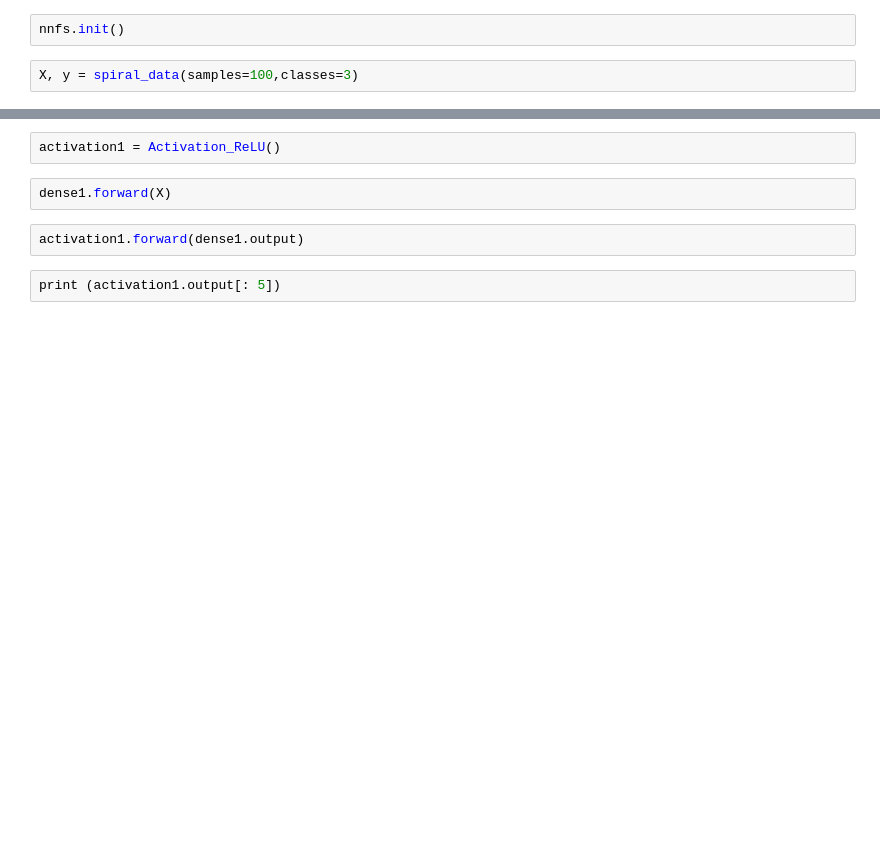
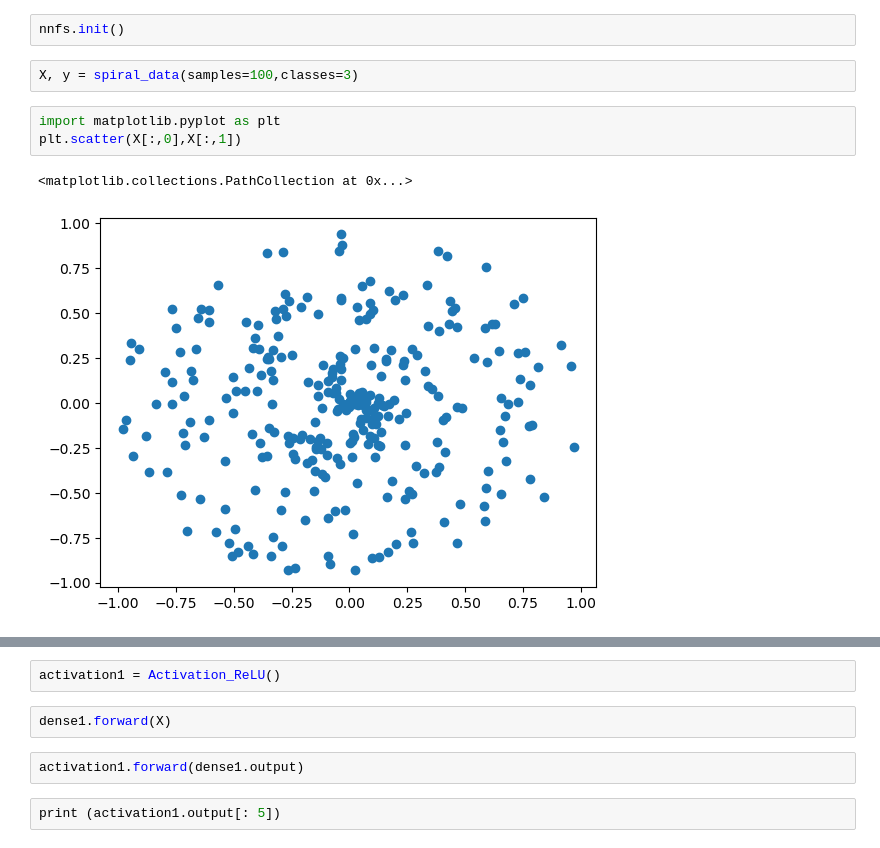
Before and after one commit to mohAhanin/Neural-networks-from-scratch, a Jupyter notebook: chapter 4.ipynb, the cells around one changed output, grey strips where cells are left out. Drawn from its saved outputs; the diff is of its cells as text; blank space fills up the shorter version.

```diff
--- a/chapter 4.ipynb
+++ b/chapter 4.ipynb
@@ -61,3 +63,9 @@ class Layer_Dense:
 nnfs.init()
 # %%
 X, y = spiral_data(samples=100,classes=3)
+# %%
+import matplotlib.pyplot as plt
+plt.scatter(X[:,0],X[:,1])
+# %% [output]
+<matplotlib.collections.PathCollection at 0x...>
+[figure, added]
```
Also changed, not shown: parts of 27 cells of this notebook.
